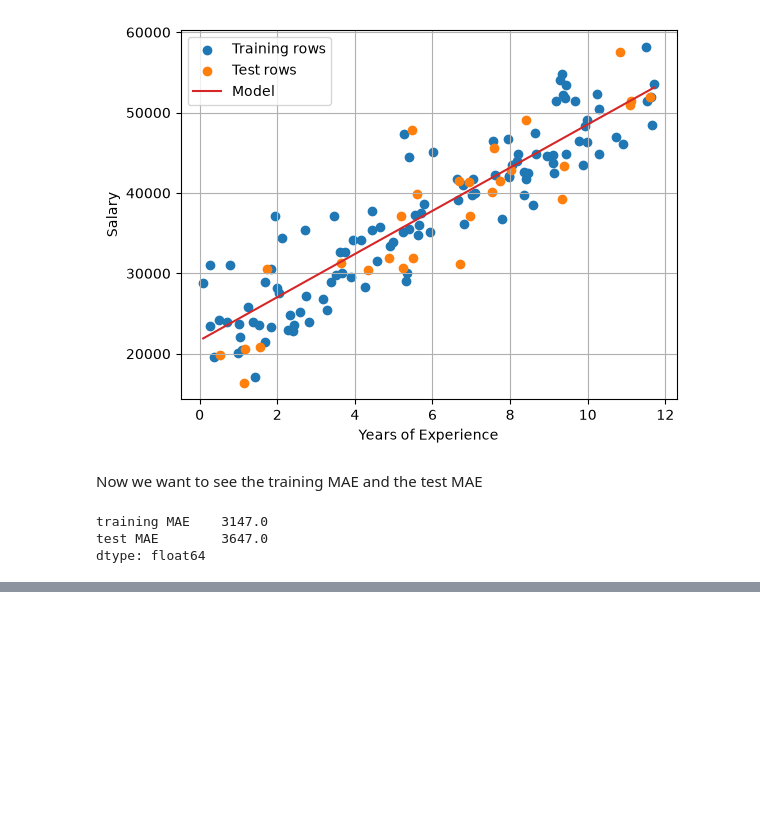
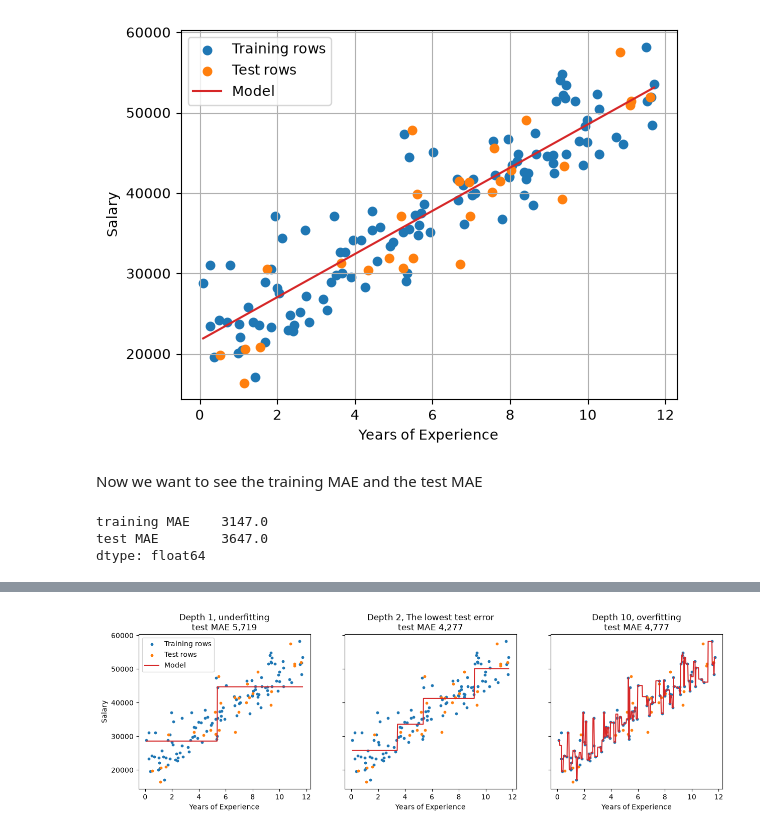
Before and after one commit to NainIglesias/supervised-learning, a Jupyter notebook: overfiting_and_the_split.ipynb, the cells around one changed output, grey strips where cells are left out. Saved outputs shown, nothing was run; the diff lists cells and outputs as text; code cells hidden in the pictures; blank space fills up the shorter version.

```diff
--- a/overfiting_and_the_split.ipynb
+++ b/overfiting_and_the_split.ipynb
@@ -56,0 +121,16 @@ dtype: float64
+# %%
+grid = pd.DataFrame({'YearsExperience': np.linspace(X_train.min(), X_train.max(), num=500).ravel()})
+shown_depths = { 1: 'underfitting', best_depth: 'The lowest test error', 10: 'overfitting'}
+figure, axes = plt.subplots(1,3, figsize=(15, 4), sharey=True)
+for axis, (depth, description) in zip(axes, shown_depths.items()):
+    tree = DecisionTreeRegressor(max_depth=depth, random_state=42).fit(X_train, y_train)
+    axis.scatter(X_train, y_train, color='tab:blue', s=10, label='Training rows')
+    axis.scatter(X_test, y_test, color='tab:orange', s=10, label='Test rows')
+    axis.plot(grid, tree.predict(grid), color='tab:red', label='Model')
+    axis.set_title(f"Depth {depth}, {description}\ntest MAE {errors_by_depth.loc[depth, 'test MAE']:,.0f}")
+    axis.set_xlabel("Years of Experience")
+axes[0].set_ylabel('Salary')
+axes[0].legend()
+plt.show()
+# %% [output]
+[figure, added]
```
Also changed, not shown: parts of 9 cells of this notebook.
